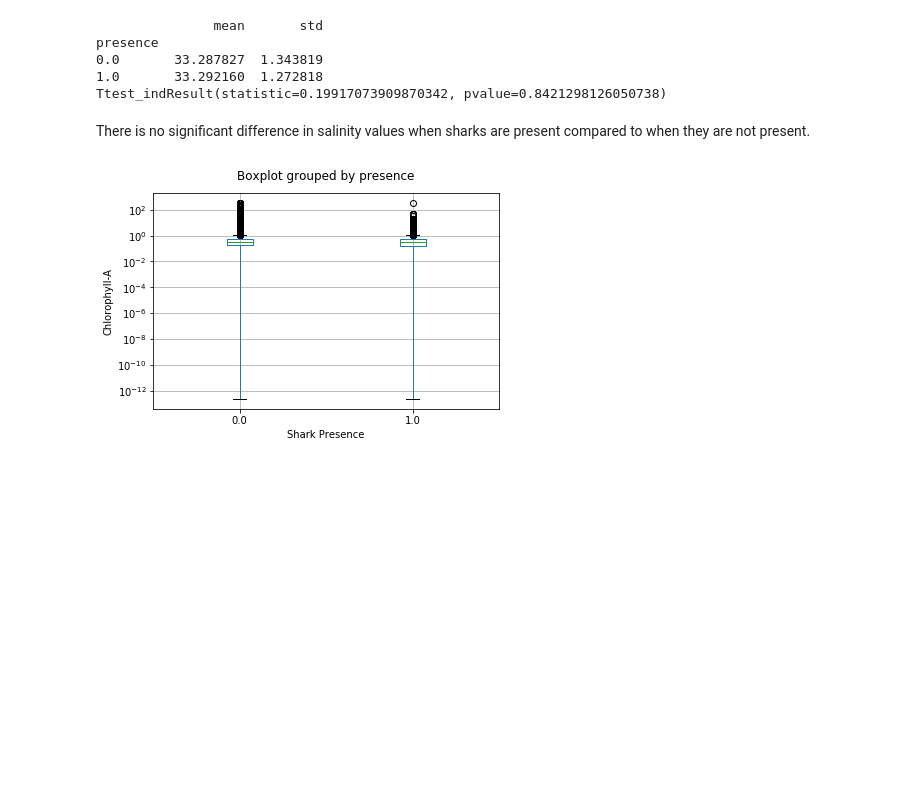
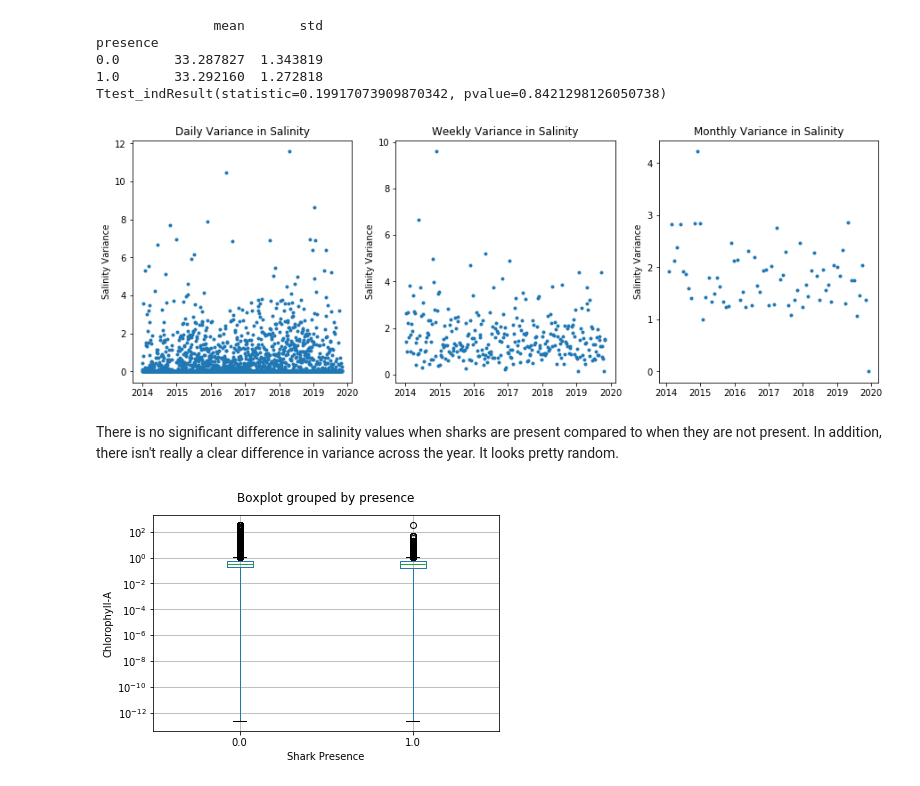
Before and after one commit to echelleburns/SpringBoard-Capstone1, a Jupyter notebook: Prelim_Data_Analysis/Presence v Absence.ipynb, the cells around one changed output. Drawn from its saved outputs; the diff is of its cells as text; code cells hidden in the pictures; blank space fills up the shorter version.

```diff
--- a/Prelim_Data_Analysis/Presence v Absence.ipynb
+++ b/Prelim_Data_Analysis/Presence v Absence.ipynb
@@ -74,8 +132,30 @@ presence
 0.0       33.287827  1.343819
 1.0       33.292160  1.272818
 Ttest_indResult(statistic=0.19917073909870342, pvalue=0.8421298126050738)
+# %%
+%matplotlib inline
+# How does salinity change over the course of days, months, or weeks?
+fig, (ax1, ax2, ax3) = plt.subplots(1,3, figsize=(15,5)) # initialize plot
+
+days = over_time.Sal.resample('D').var() # resample daily
+ax1.plot(days, marker='.', linestyle='None') # plot
+ax1.set_ylabel('Salinity Variance')
+ax1.set_title('Daily Variance in Salinity')
+
+weeks = over_time.Sal.resample('W').var() # resample weekly
+ax2.plot(weeks, marker='.', linestyle='None') # plot
+ax2.set_ylabel('Salinity Variance')
+ax2.set_title('Weekly Variance in Salinity')
+
+months = over_time.Sal.resample('M').var() # resample monthly
+ax3.plot(months, marker='.', linestyle='None') # plot
+ax3.set_ylabel('Salinity Variance')
+ax3.set_title('Monthly Variance in Salinity')
+plt.show() # show plot
+# %% [output]
+[figure, added]
 # %% [markdown]
-There is no significant difference in salinity values when sharks are present compared to when they are not present.
+There is no significant difference in salinity values when sharks are present compared to when they are not present. In addition, there isn't really a clear difference in variance across the year. It looks pretty random.
 # %%
 # Plot the difference in Chlorophyll-A when sharks are present and not present
 dat.boxplot('ChlA', 'presence')
```
Also changed, not shown: parts of 7 cells of this notebook.
